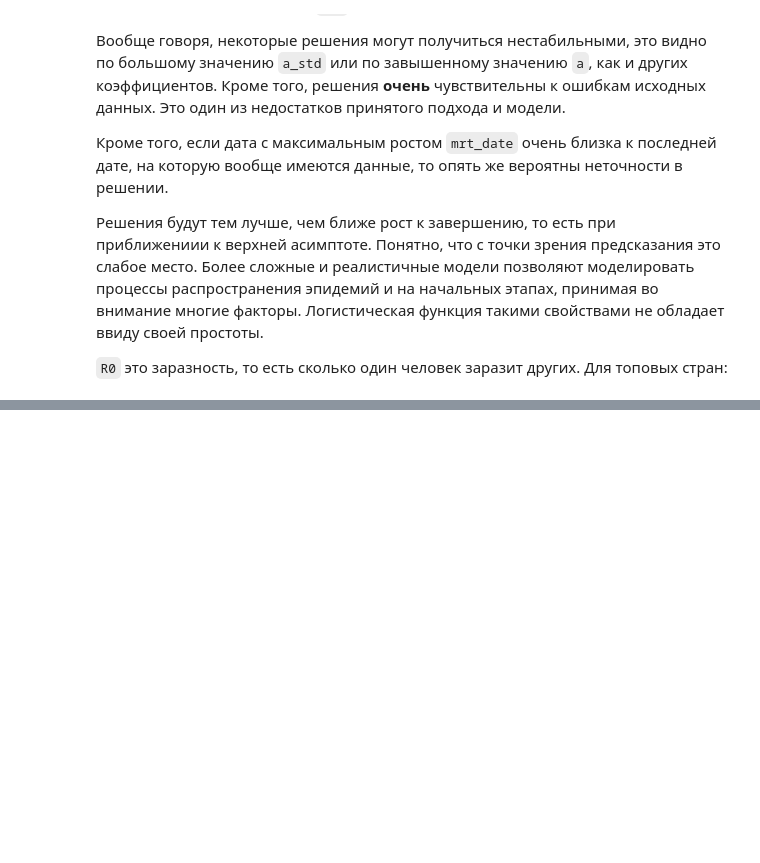
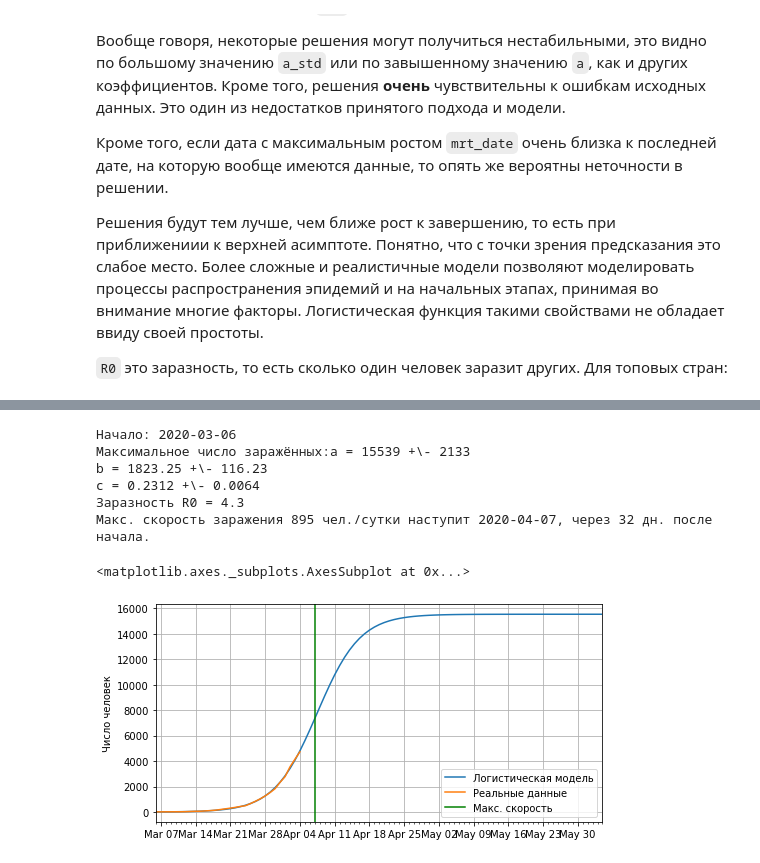
Before and after one commit to ioshchepkov/thegeodesy, a Jupyter notebook: covid19/COVID-19.ipynb, the cells around one changed output, grey strips where cells are left out. Drawn from its saved outputs; the diff is of its cells as text; code cells hidden in the pictures; blank space fills up the shorter version.

Commit message:
add prediction for Russia

```diff
--- a/covid19/COVID-19.ipynb
+++ b/covid19/COVID-19.ipynb
@@ -498,0 +503,19 @@ top_countries_predict
+# %%
+country = 'Russia'
+data_model = confirmed[country].copy()
+
+data_model[data_model < 10] = np.nan
+data_model.dropna(inplace=True)
+
+res = fit_model(data_model)
+print_report(res)
+plot_prediction(data_model, res)
+# %% [output]
+Начало: 2020-03-06
+Максимальное число заражённых:a = 15539 +\- 2133
+b = 1823.25 +\- 116.23
+c = 0.2312 +\- 0.0064
+Заразность R0 = 4.3
+Макс. скорость заражения 895 чел./сутки наступит 2020-04-07, через 32 дн. после начала.
+<matplotlib.axes._subplots.AxesSubplot at 0x...>
+[figure, added]
```
Also changed, not shown: parts of 24 cells of this notebook.
